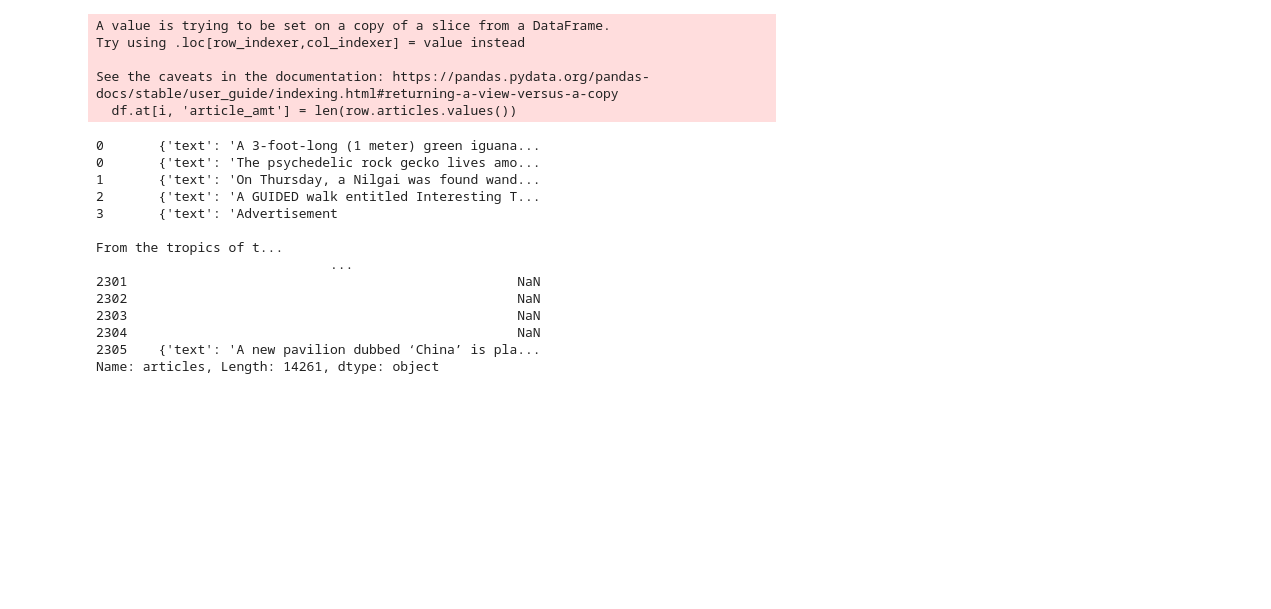
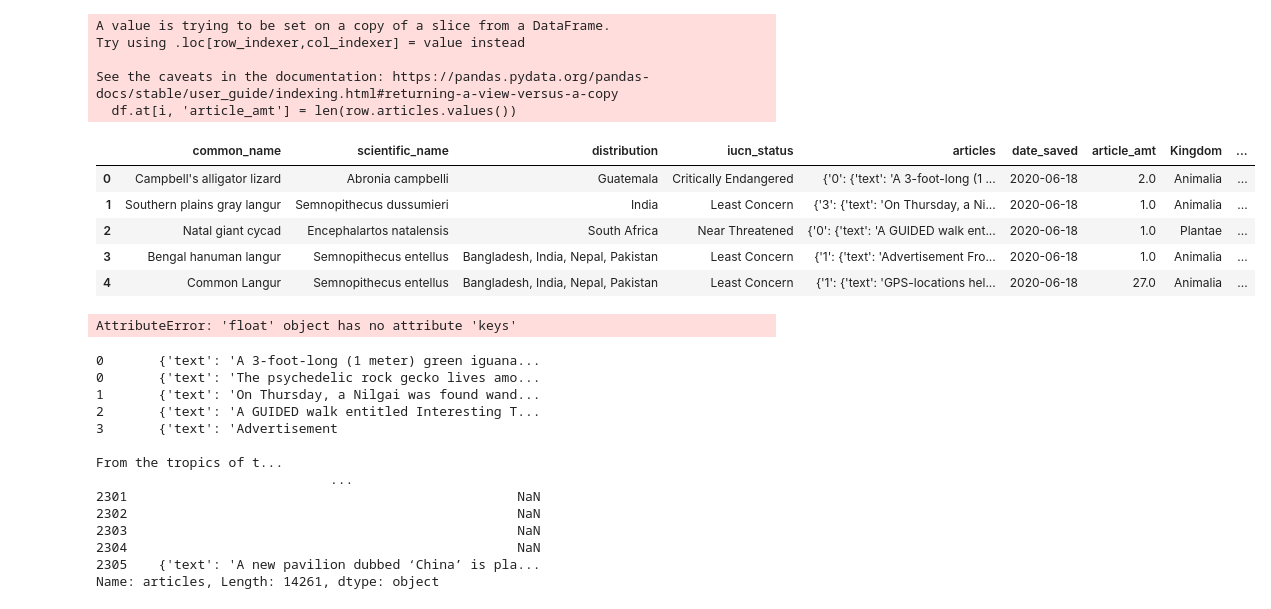
Before and after one commit to redalisa/thesis, a Jupyter notebook: top-ten-species (1) (1).ipynb, the cells around one changed output. Saved outputs shown, nothing was run; the diff lists cells and outputs as text; code cells hidden in the pictures; blank space fills up the shorter version.

```diff
--- a/top-ten-species (1) (1).ipynb
+++ b/top-ten-species (1) (1).ipynb
@@ -72,9 +72,22 @@ df = df.merge(cites1, on = 'scientific_name', how = 'inner')
 
 
 #df.head()
+# %%
+df = df.drop(['_id'], axis=1)
+# %%
+df.head()
+# %% [output]
+|  | common_name | scientific_name | distribution | iucn_status | articles | date_saved | article_amt | Kingdom | ... |
+| 0 | Campbell's alligator lizard | Abronia campbelli | Guatemala | Critically Endangered | {'0': {'text': 'A 3-foot-long (1 ... | 2020-06-18 | 2.0 | Animalia | ... |
+| 1 | Southern plains gray langur | Semnopithecus dussumieri | India | Least Concern | {'3': {'text': 'On Thursday, a Ni... | 2020-06-18 | 1.0 | Animalia | ... |
+| 2 | Natal giant cycad | Encephalartos natalensis | South Africa | Near Threatened | {'0': {'text': 'A GUIDED walk ent... | 2020-06-18 | 1.0 | Plantae | ... |
+| 3 | Bengal hanuman langur | Semnopithecus entellus | Bangladesh, India, Nepal, Pakistan | Least Concern | {'1': {'text': 'Advertisement Fro... | 2020-06-18 | 1.0 | Animalia | ... |
+| 4 | Common Langur | Semnopithecus entellus | Bangladesh, India, Nepal, Pakistan | Least Concern | {'1': {'text': 'GPS-locations hel... | 2020-06-18 | 27.0 | Animalia | ... |
 # %%
 s = df['articles'].map(dict.values).explode()
-#df.drop(columns=['articles']).join(pd.DataFrame([*s], s.index))
+df.drop(columns=['articles']).join(pd.DataFrame([*s], s.index))
+# %% [output]
+AttributeError: 'float' object has no attribute 'keys'
 # %%
 # %% [output]
 0       {'text': 'A 3-foot-long (1 meter) green iguana...
```
